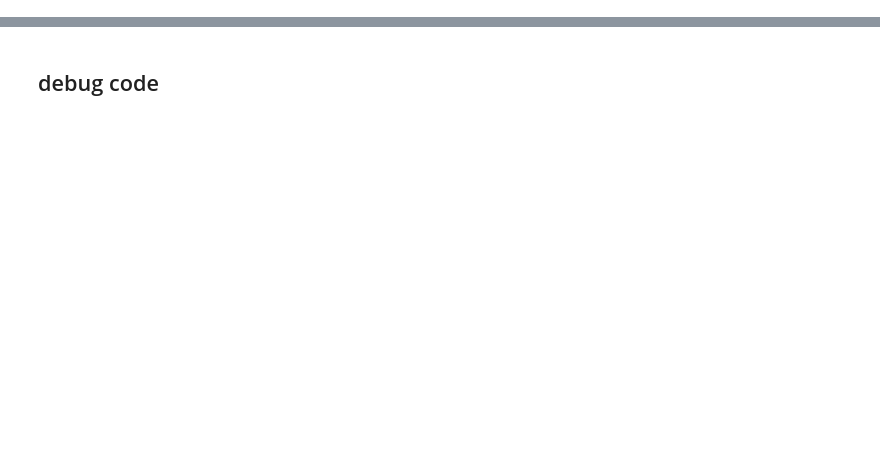
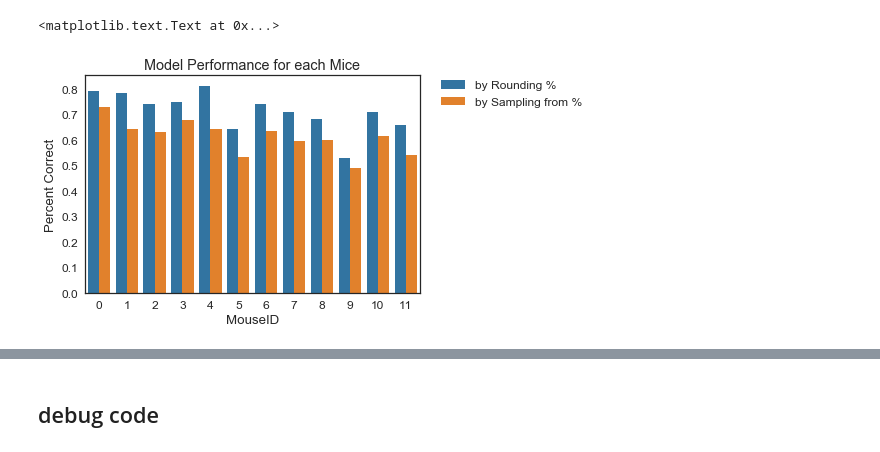
Before and after one commit to rachelstephlee/qlearning, a Jupyter notebook: BehavioralFit2.ipynb, the cells around one changed output, grey strips where cells are left out. Saved outputs shown, nothing was run; the diff lists cells and outputs as text; code cells hidden in the pictures; blank space fills up the shorter version.

Commit message:
updated Behavioral Fit (with transformed alpha and generated quantiites in python) for 3/12 meeting
created behavioral analysis that looks at mice behavior

```diff
--- a/BehavioralFit2.ipynb
+++ b/BehavioralFit2.ipynb
@@ -105,0 +141,4 @@ INFO:pystan:COMPILING THE C++ CODE FOR MODEL anon_model_d693fe62672ceb27edff09fd
+# %%
+import pickle
+extract = pickle.load( open( "data/StanFit.pickle", "rb" ) )
+summary = pd.DataFrame.from_csv("data/summary.csv")
@@ -105,0 +215,33 @@ INFO:pystan:COMPILING THE C++ CODE FOR MODEL anon_model_d693fe62672ceb27edff09fd
+# %%
+def get_correct(x, y):
+    return (x == y).astype(int)
+
+def get_percent_correct(x, y):
+    return sum(get_correct(x, y))/len(x)
+
+model_perf = []
+
+for s in np.arange(NS):
+    perf = (get_percent_correct(c_hat_averaged[s, :NT_all[s]], c[s, :NT_all[s]]))
+    model_perf.append([s, 'by Rounding %', perf])
+
+    perf_sample = (get_percent_correct(c_hat_sample[s, :NT_all[s]], c[s, :NT_all[s]]))
+    model_perf.append([s, 'by Sampling from %', perf_sample])
+
+#     corr_rate.append(get_correct(c_hat_sample, np.repeat(c[ np.newaxis, :, :], 3000, axis=0)))
+#     corr_rate.append(np.count_nonzero((_c_hat[ s,:] - c[s, :])==0) / NT_all[np.newaxis, s])
+#     corr_rate2.append(np.mean(np.apply_along_axis(np.count_nonzero, 1, (c_hat_sample[:, s,:] - c[np.newaxis, s, :]) == 0))/ NT_all[np.newaxis, s])
+#     corr_rate3.append(np.count_nonzero((c[s,:NT_all[s]] - c_hat2[s,:NT_all[s]]) == 0) / NT_all[s])
+
+# i want to plot correct rate with ERROR bars-- that's the ideal. I can plot with sampling or i can plot with non-sampling
+# %%
+model_perf = pd.DataFrame(model_perf, columns = ('MouseID', 'Type', 'Perf'))
+# %%
+sns.barplot(x = 'MouseID', y = 'Perf', data = model_perf, hue = 'Type')
+plt.legend(bbox_to_anchor=(1.05, 1), loc=2, borderaxespad=0.)
+
+plt.title('Model Performance for each Mice')
+plt.ylabel('Percent Correct')
+# %% [output]
+<matplotlib.text.Text at 0x...>
+[figure, added]
```
Also changed, not shown: parts of 14 cells of this notebook, 3 other files.
